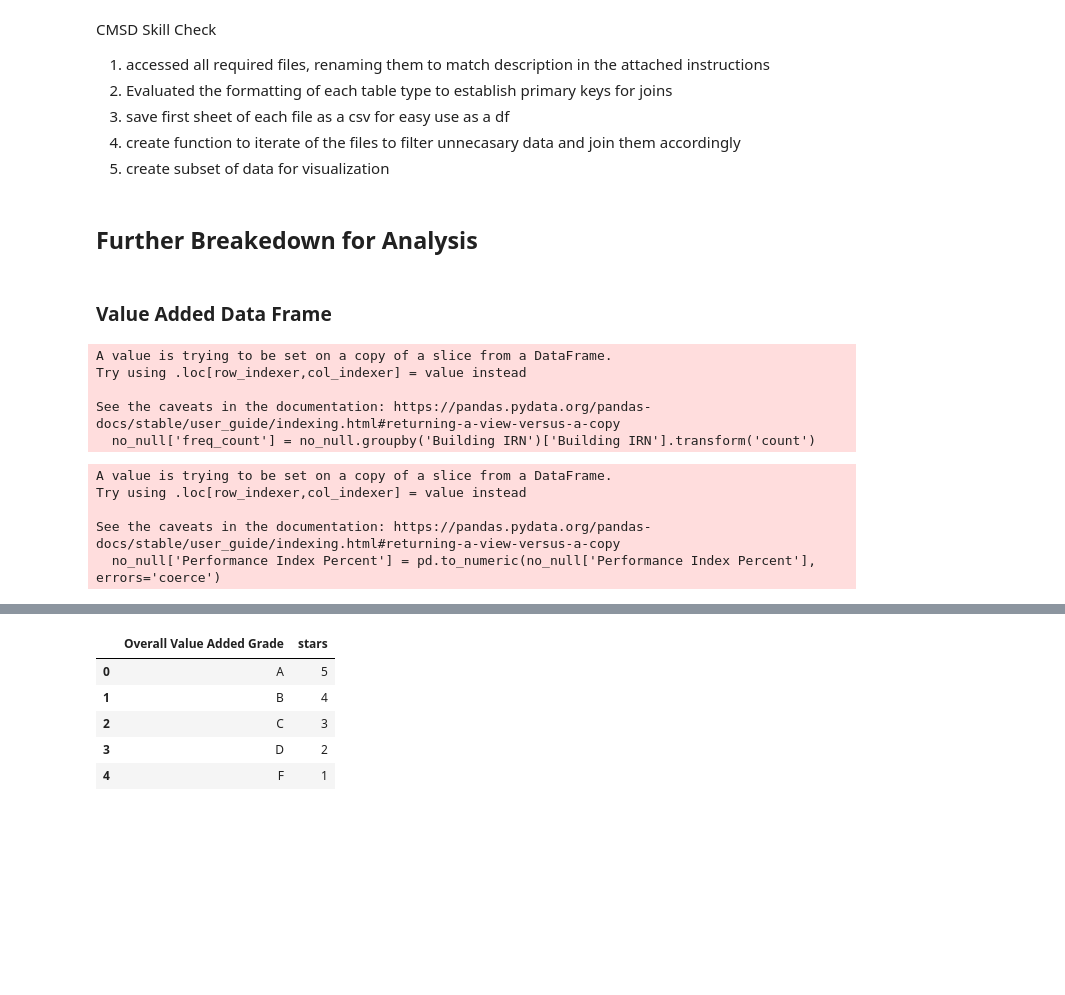
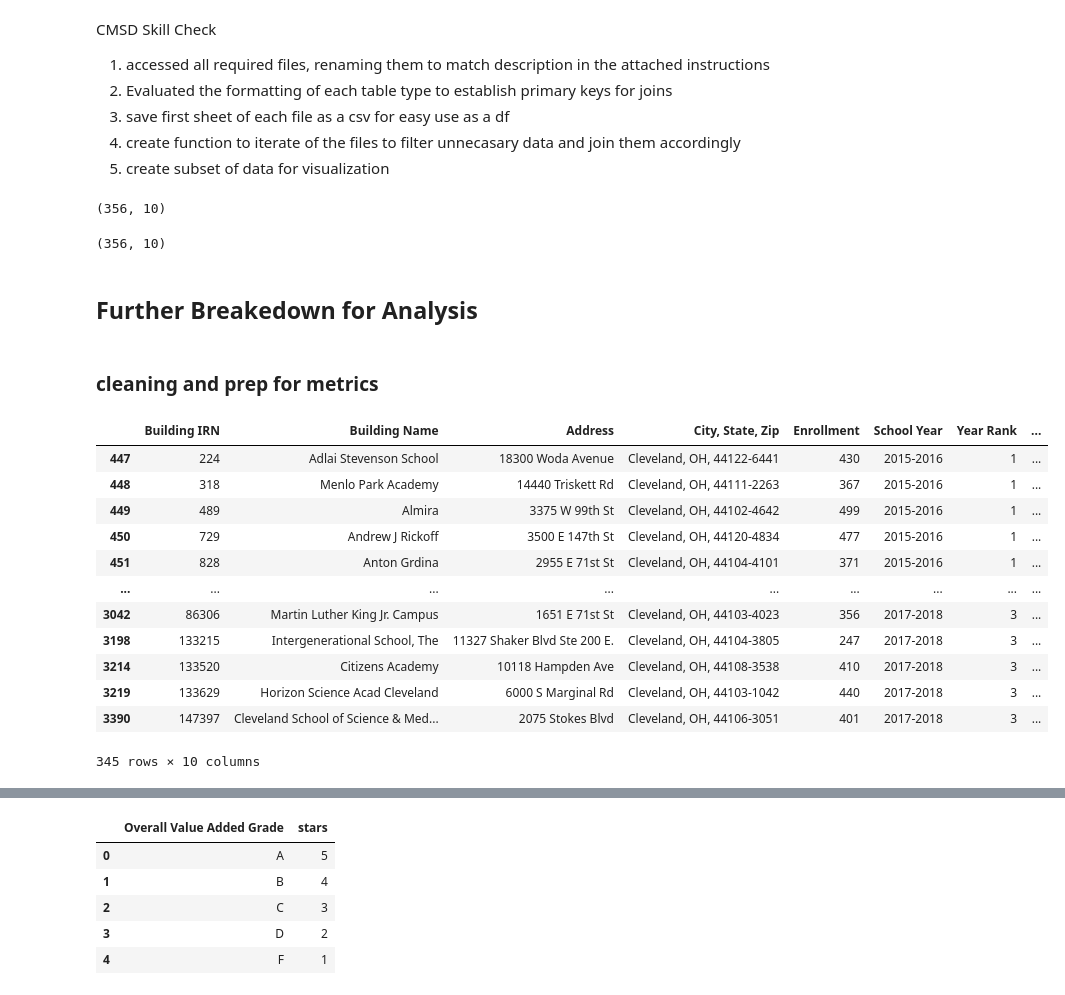
Before and after one commit to willdavis111/CMSD-Case-Study, a Jupyter notebook: CMSD_Skill_Check_WD.ipynb, the cells around one changed output, grey strips where cells are left out. Drawn from its saved outputs; the diff is of its cells as text; code cells hidden in the pictures; blank space fills up the shorter version.

```diff
--- a/CMSD_Skill_Check_WD.ipynb
+++ b/CMSD_Skill_Check_WD.ipynb
@@ -60,29 +60,37 @@ all_years_df = pd.concat(list_of_df)
 # %%
 # single dataset saved as a csv
 # all_years_df.to_csv('file_name.csv', index=False)
+# %%
+all_years_df.shape
+# %% [output]
+(356, 10)
+# %%
+all_years_df.drop_duplicates().shape
+# %% [output]
+(356, 10)
 # %% [markdown]
 ## Further Breakedown for Analysis
 # %% [markdown]
-### Value Added Data Frame
+### cleaning and prep for metrics
 # %%
 letters = ['A', 'B', 'C', 'D', 'F']
 #removing nans
-no_null = all_years_df
 #removing non letter grades
-no_null = no_null[(no_null["Overall Value Added Grade"].isin(letters))]
-no_null['freq_count'] = no_null.groupby('Building IRN')['Building IRN'].transform('count')
-# | (no_null["Performance Index Percent"] != 'NC')
+all_years_df['Performance Index Percent'] = pd.to_numeric(all_years_df['Performance Index Percent'], errors='coerce')
+all_years_df = all_years_df[(all_years_df["Overall Value Added Grade"].isin(letters))]
-# %% [output]
-A value is trying to be set on a copy of a slice from a DataFrame.
-Try using .loc[row_indexer,col_indexer] = value instead
-
-See the caveats in the documentation: https://pandas.pydata.org/pandas-docs/stable/user_guide/indexing.html#returning-a-view-versus-a-copy
-  no_null['freq_count'] = no_null.groupby('Building IRN')['Building IRN'].transform('count')
 # %%
-no_null['Performance Index Percent'] = pd.to_numeric(no_null['Performance Index Percent'], errors='coerce')
+all_years_df
 # %% [output]
+|  | Building IRN | Building Name | Address | City, State, Zip | Enrollment | School Year | Year Rank | ... |
+| 447 | 224 | Adlai Stevenson School | 18300 Woda Avenue | Cleveland, OH, 44122-6441 | 430 | 2015-2016 | 1 | ... |
+| 448 | 318 | Menlo Park Academy | 14440 Triskett Rd | Cleveland, OH, 44111-2263 | 367 | 2015-2016 | 1 | ... |
+| 449 | 489 | Almira | 3375 W 99th St | Cleveland, OH, 44102-4642 | 499 | 2015-2016 | 1 | ... |
+| 450 | 729 | Andrew J Rickoff | 3500 E 147th St | Cleveland, OH, 44120-4834 | 477 | 2015-2016 | 1 | ... |
+| 451 | 828 | Anton Grdina | 2955 E 71st St | Cleveland, OH, 44104-4101 | 371 | 2015-2016 | 1 | ... |
+| ... | ... | ... | ... | ... | ... | ... | ... | ... |
+| 3042 | 86306 | Martin Luther King Jr. Campus | 1651 E 71st St | Cleveland, OH, 44103-4023 | 356 | 2017-2018 | 3 | ... |
+| 3198 | 133215 | Intergenerational School, The | 11327 Shaker Blvd Ste 200 E. | Cleveland, OH, 44104-3805 | 247 | 2017-2018 | 3 | ... |
+| 3214 | 133520 | Citizens Academy | 10118 Hampden Ave | Cleveland, OH, 44108-3538 | 410 | 2017-2018 | 3 | ... |
+| 3219 | 133629 | Horizon Science Acad Cleveland | 6000 S Marginal Rd | Cleveland, OH, 44103-1042 | 440 | 2017-2018 | 3 | ... |
+| 3390 | 147397 | Cleveland School of Science & Med... | 2075 Stokes Blvd | Cleveland, OH, 44106-3051 | 401 | 2017-2018 | 3 | ... |
-A value is trying to be set on a copy of a slice from a DataFrame.
-Try using .loc[row_indexer,col_indexer] = value instead
-
-See the caveats in the documentation: https://pandas.pydata.org/pandas-docs/stable/user_guide/indexing.html#returning-a-view-versus-a-copy
-  no_null['Performance Index Percent'] = pd.to_numeric(no_null['Performance Index Percent'], errors='coerce')
+345 rows × 10 columns
```
Also changed, not shown: parts of 33 cells of this notebook.
